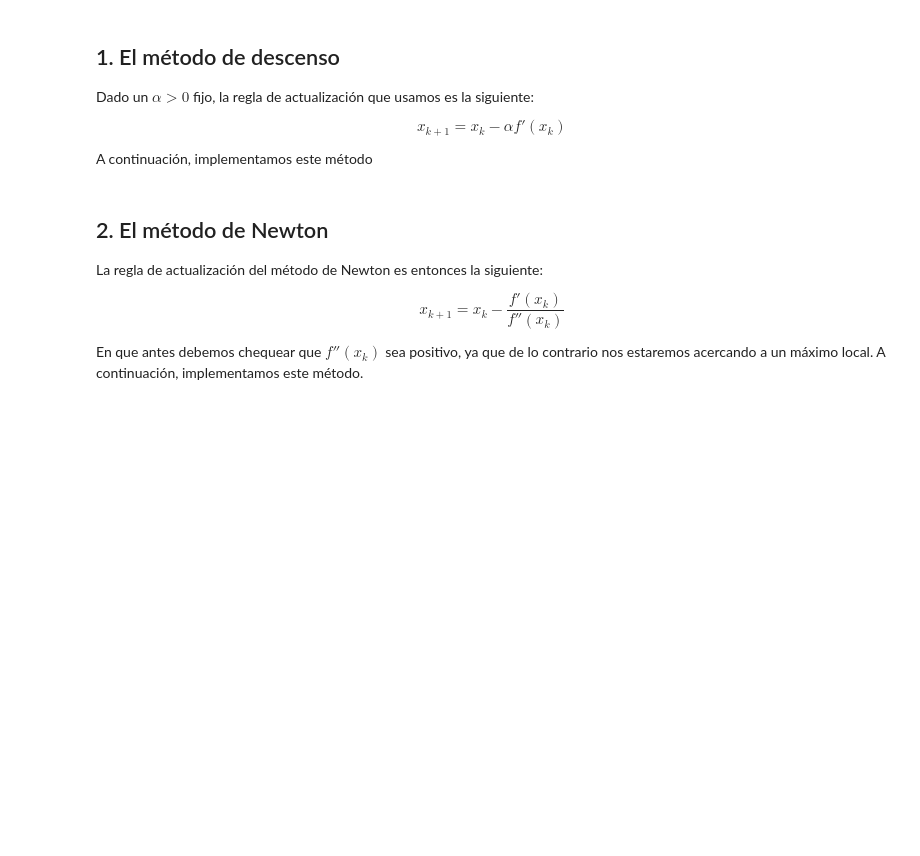
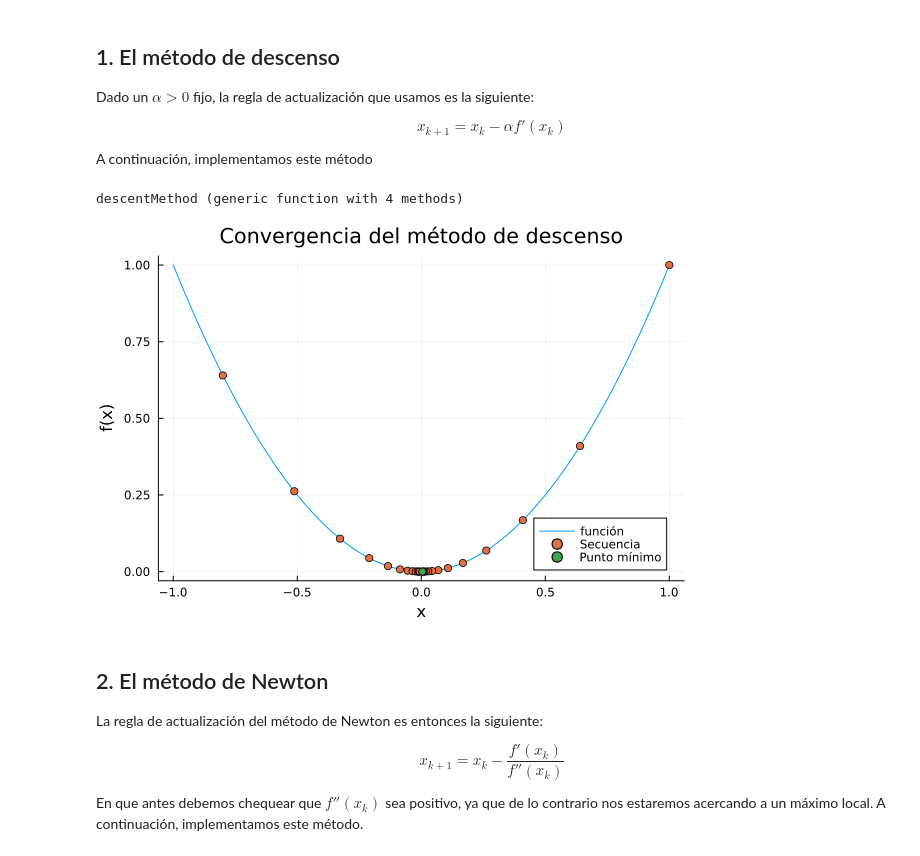
Before and after one commit to Benja-Vera/Matrices-y-Machine-Learning, a Jupyter notebook: notebooks/2. algoritmos de optimización.ipynb, the cells around one changed output. Drawn from its saved outputs; the diff is of its cells as text; code cells hidden in the pictures; blank space fills up the shorter version.

Commit message:
Added descent method to notebook 2

```diff
--- a/notebooks/2. algoritmos de optimización.ipynb
+++ b/notebooks/2. algoritmos de optimización.ipynb
@@ -21,3 +17,41 @@ end
+# %%
+function descentMethod(f, f_prime, x_0, alpha=1, N=100, epsilon=0.01)
+    x = x_0
+    k = 0
+    L = append!([], x_0)
+    while (k <= N)
+        if abs(f_prime(x)) < epsilon
+            return x, f(x), "punto crítico aproximado", L
+        end
+        x -= alpha * f_prime(x)
+        append!(L, x)
+        k += 1
+    end
+    return x, f(x), "número de iteraciones máximo alcanzado", L
+end
+# %% [output]
+descentMethod (generic function with 4 methods)
+# %%
+using Plots
+
+f = x -> x^2
+f_prime = x -> 2x
+x_0 = 1
+x_bar, y_bar, m, L = descentMethod(f, f_prime, x_0, 0.9)
+
+x = range(-1, 1, length=100)
+y = f.(x)
+plot(x, y, label="función")
+
+X = L
+Y = f.(L)
+scatter!(X, Y, label="Secuencia")
+scatter!([x_bar], [y_bar], label="Punto mínimo")
+title!("Convergencia del método de descenso")
+xlabel!("x")
+ylabel!("f(x)")
+# %% [output]
+[figure, added]
 # %% [markdown]
 ## 2. El método de Newton
 
```
Also changed, not shown: parts of 1 cell of this notebook.
